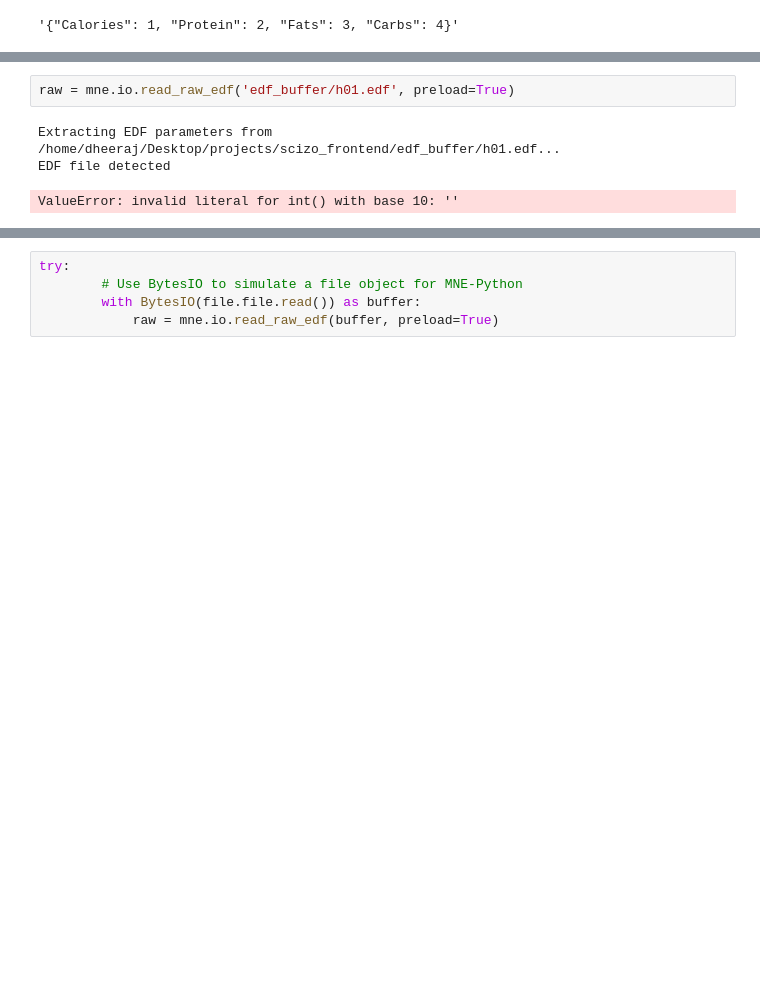
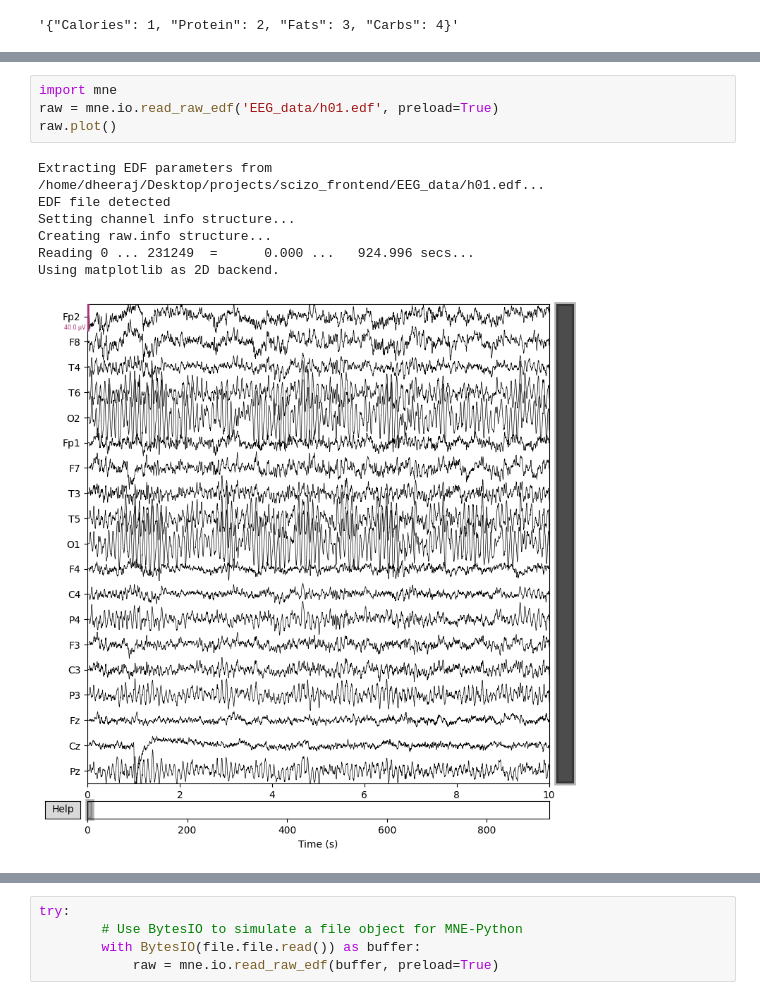
Before and after one commit to ferry-band-of-4/pipelines_frontend, a Jupyter notebook: r.ipynb, the cells around one changed output, grey strips where cells are left out. Saved outputs shown, nothing was run; the diff lists cells and outputs as text; blank space fills up the shorter version.

Commit message:
a small mne plot

```diff
--- a/r.ipynb
+++ b/r.ipynb
@@ -200,8 +200,14 @@ from io import BytesIO
 [interactive output not drawn]
 [interactive output not drawn]
 # %%
-raw = mne.io.read_raw_edf('edf_buffer/h01.edf', preload=True)
+import mne
+raw = mne.io.read_raw_edf('EEG_data/h01.edf', preload=True)
+raw.plot()
 # %% [output]
-Extracting EDF parameters from /home/dheeraj/Desktop/projects/scizo_frontend/edf_buffer/h01.edf...
+Extracting EDF parameters from /home/dheeraj/Desktop/projects/scizo_frontend/EEG_data/h01.edf...
 EDF file detected
+Setting channel info structure...
+Creating raw.info structure...
+Reading 0 ... 231249  =      0.000 ...   924.996 secs...
+Using matplotlib as 2D backend.
-ValueError: invalid literal for int() with base 10: ''
+[figure, added]
```
Also changed, not shown: parts of 1 cell of this notebook.
